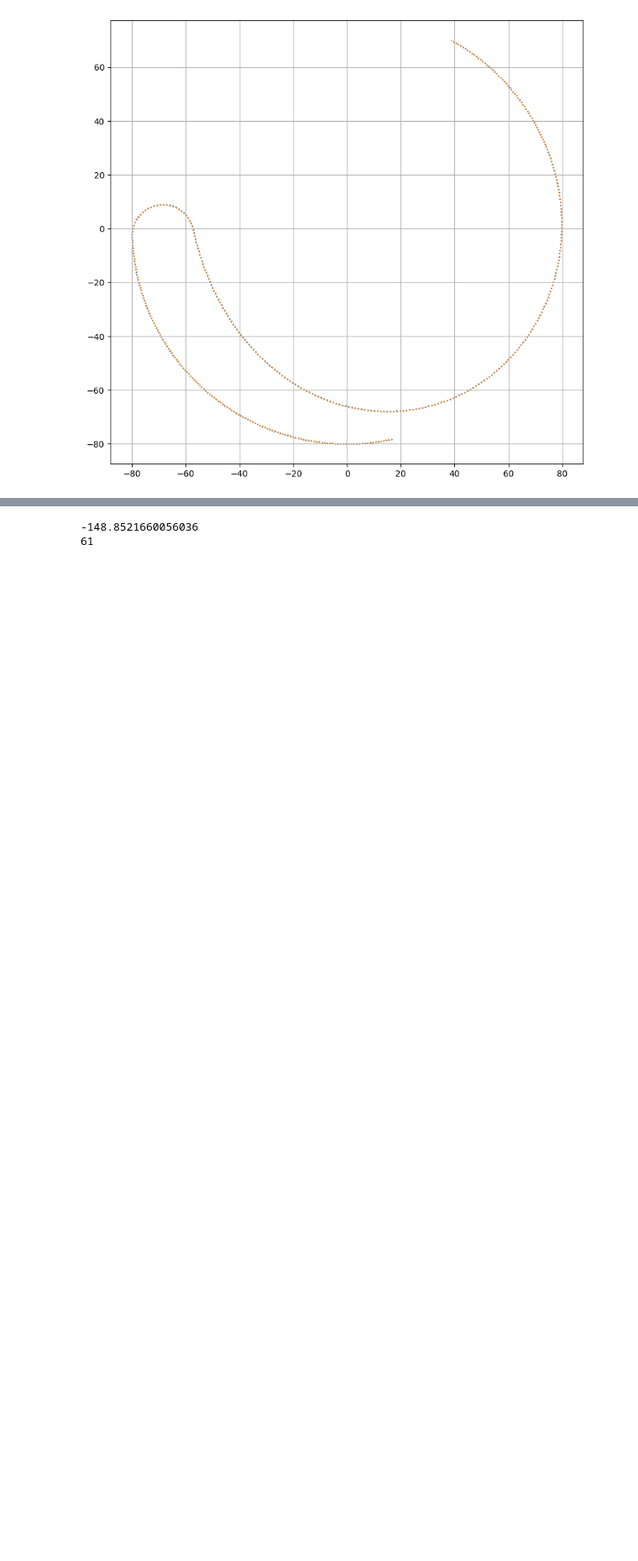
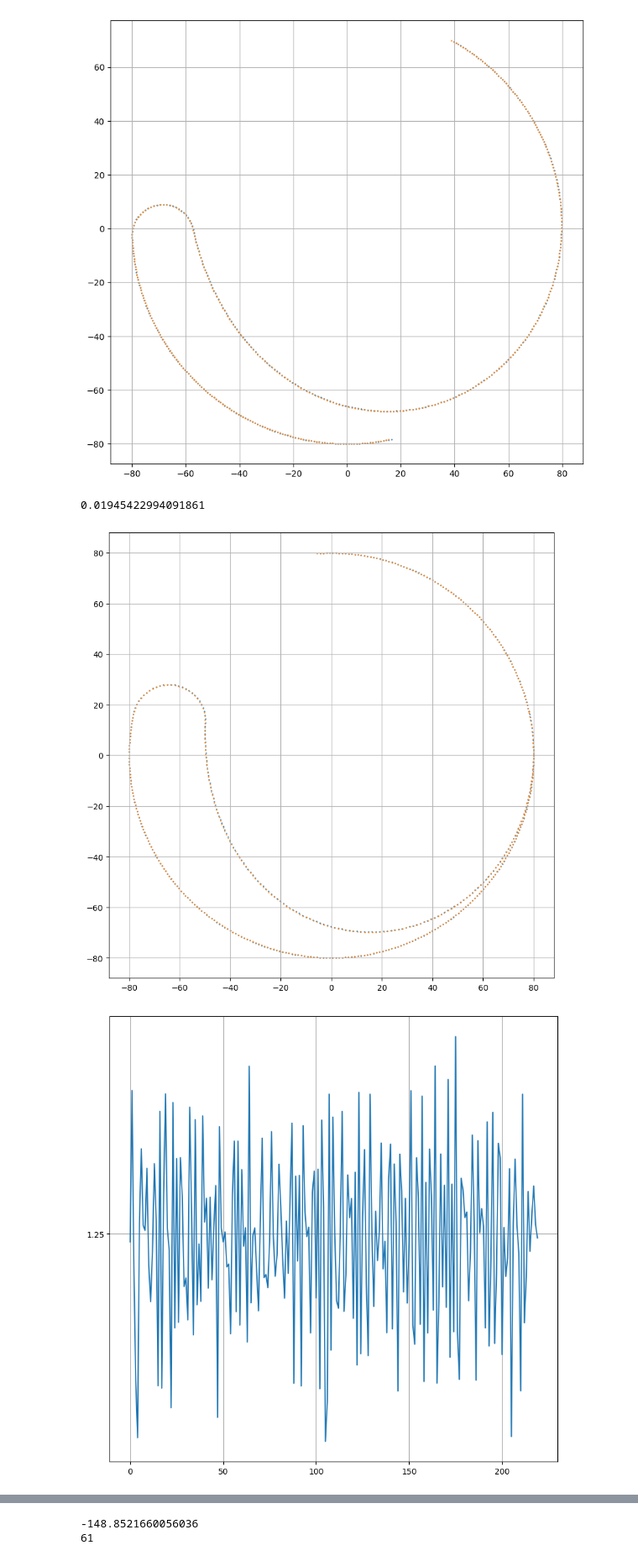
Before and after one commit to hemisemidemipresent/ace, a Jupyter notebook: data.ipynb, the cells around one changed output, grey strips where cells are left out. Shown at 84% size. Cells and saved outputs as stored; diff of their text form; code cells hidden in the pictures; blank space fills up the shorter version.

Commit message:
shredder

```diff
--- a/data.ipynb
+++ b/data.ipynb
@@ -67,8 +69,8 @@ def display(dfs, size=10):
 def velocity(dfs, size=10):
     fig = plt.figure(figsize=(size,size))
     ax = fig.add_subplot(1, 1, 1)
-    ax.set_yticks(np.arange(0.9, 1.5, 0.05))
-    ax.set_yticks(np.arange(0.9, 1.5, 0.025), minor=True)
+    ax.set_yticks(np.arange(0.9, 1.55, 0.05))
+    ax.set_yticks(np.arange(0.9, 1.55, 0.025), minor=True)
     ax.grid(visible=True, which='both')
     for df in dfs:
         v = []
@@ -156,6 +158,74 @@ predicted = predicted.rename(columns={0:'x',1:'y'})
 display([reverse[100:],predicted[100:]])
 # %% [output]
 [figure]
+# %%
+shredder = pd.read_csv('shredder_reverse.csv')
+
+initial = shredder.iloc[0]
+phase = initial['phase'] * TAU
+
+locs = []
+
+# omega = v/r
+onPath = True
+rev = 1
+v_angle = -PI/2 - phase
+
+# max_delta_angle =  1.025/10
+max_delta_angle =  0.105
+
+deg = 180/PI
+
+v_base = 1.25
+
+for i in range(shredder.shape[0]):
+
+    # reverse event
+    if i == 220:
+        onPath = False
+        phase -= PI/5
+        rev = -1
+
+    phase += v_base/80 * rev
+
+    target = circlephase(phase)
+
+    if onPath:
+        locs.append(target)
+        v_angle = -PI/2 - phase
+
+    if not onPath:
+        target = circlephase(phase)
+        curr_loc = locs[-1]
+        delta_x = target[0] - curr_loc[0]
+        delta_y = target[1] - curr_loc[1]
+        angle = math.atan2(delta_y, delta_x)
+        angle_diff = constrain_to_pi(angle - v_angle)
+
+        if abs(angle_diff) < max_delta_angle:
+            v_angle += np.sign(angle_diff) * angle_diff
+        else:
+            v_angle += np.sign(angle_diff) * max_delta_angle
+        v_angle = constrain_to_pi(v_angle)
+        v = 1.2 * v_base # speed off the Path
+        locs.append([curr_loc[0] + v*math.cos(v_angle), curr_loc[1] + v*math.sin(v_angle)])
+
+        dist_squared = (target[0] - curr_loc[0])**2 + (target[1] - curr_loc[1])**2
+        # if dist_squared < 1.75 and abs(angle_diff) < 0.0153:
+        if dist_squared < 1:
+            print(angle_diff)
+            onPath = True
+
+predicted = pd.DataFrame(locs)
+predicted = predicted.rename(columns={0:'x',1:'y'})
+
+display([shredder[:500], predicted[:500]])
+# velocity([shredder[:500], predicted[:500]])
+velocity([shredder[:500], predicted[:500]])
+# %% [output]
+0.01945422994091861
+[figure, added]
+[figure, added]
 # %%
 velocity([reverse,predicted])
 # %% [output]
```
Also changed, not shown: parts of 3 cells of this notebook, 1 other file.
